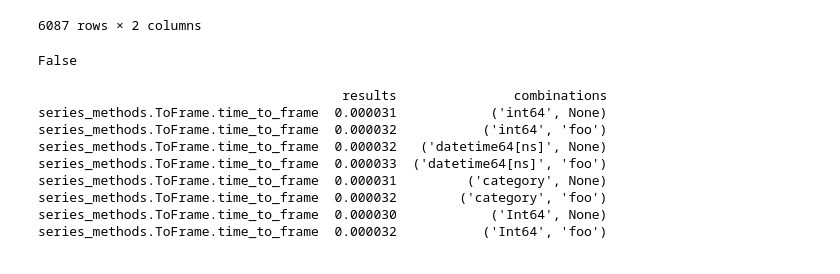
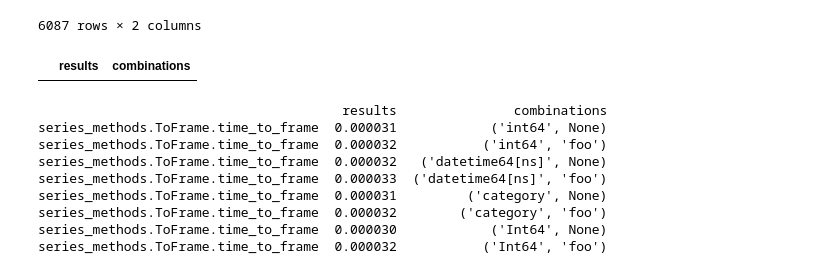
Before and after one commit to DeaMariaLeon/conbench_toy, a Jupyter notebook: largefile.ipynb, the cells around one changed output. Cells and saved outputs as stored; diff of their text form; code cells hidden in the pictures.

```diff
--- a/largefile.ipynb
+++ b/largefile.ipynb
@@ -139,9 +139,10 @@ data
 | io.json.ToJSONMem.peakmem_time | 2.111447e+08 | () |
 6087 rows × 2 columns
 # %%
-data["result"].isnull().values.any()
+#data["result"].isnull().values.any()
+data[data["results"] == "NaN"]
 # %% [output]
-False
+|  | results | combinations |
 # %%
 
 data2 = data[data["results"] == 3.208258714915419e-05]
```
Also changed, not shown: 3 other files.
